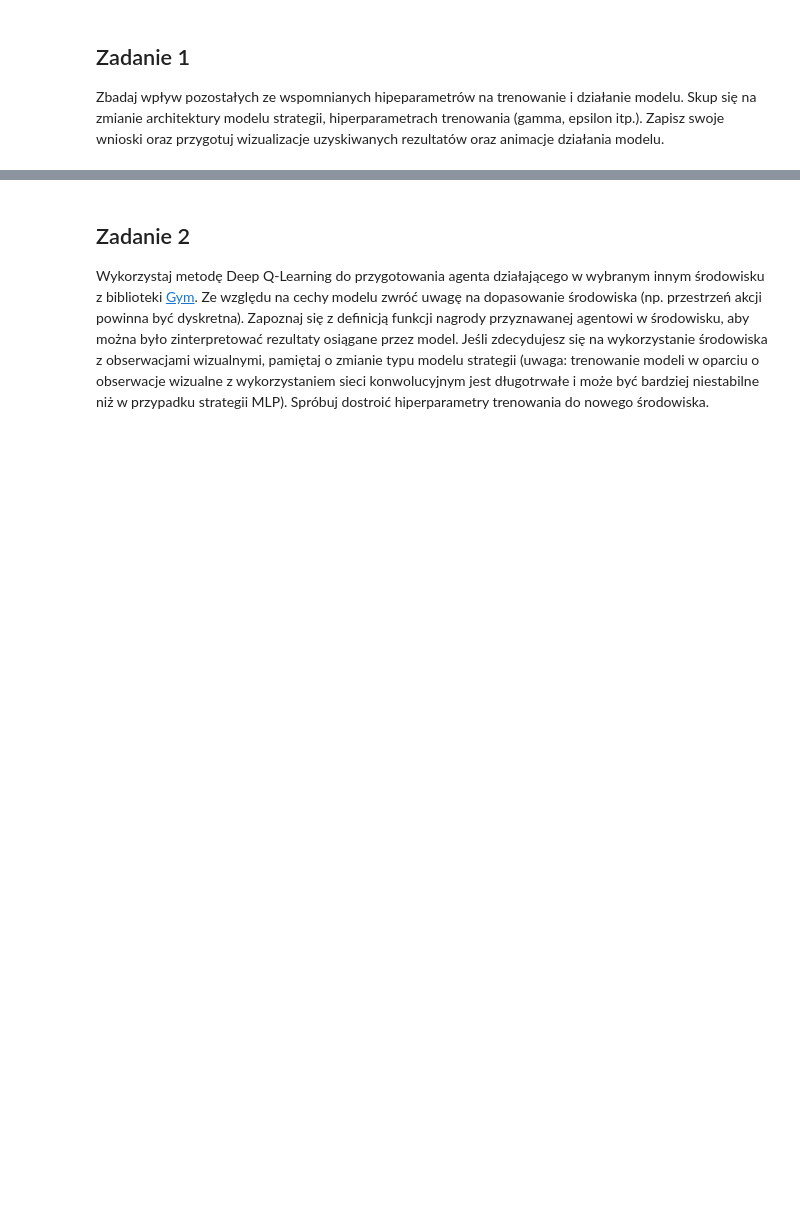
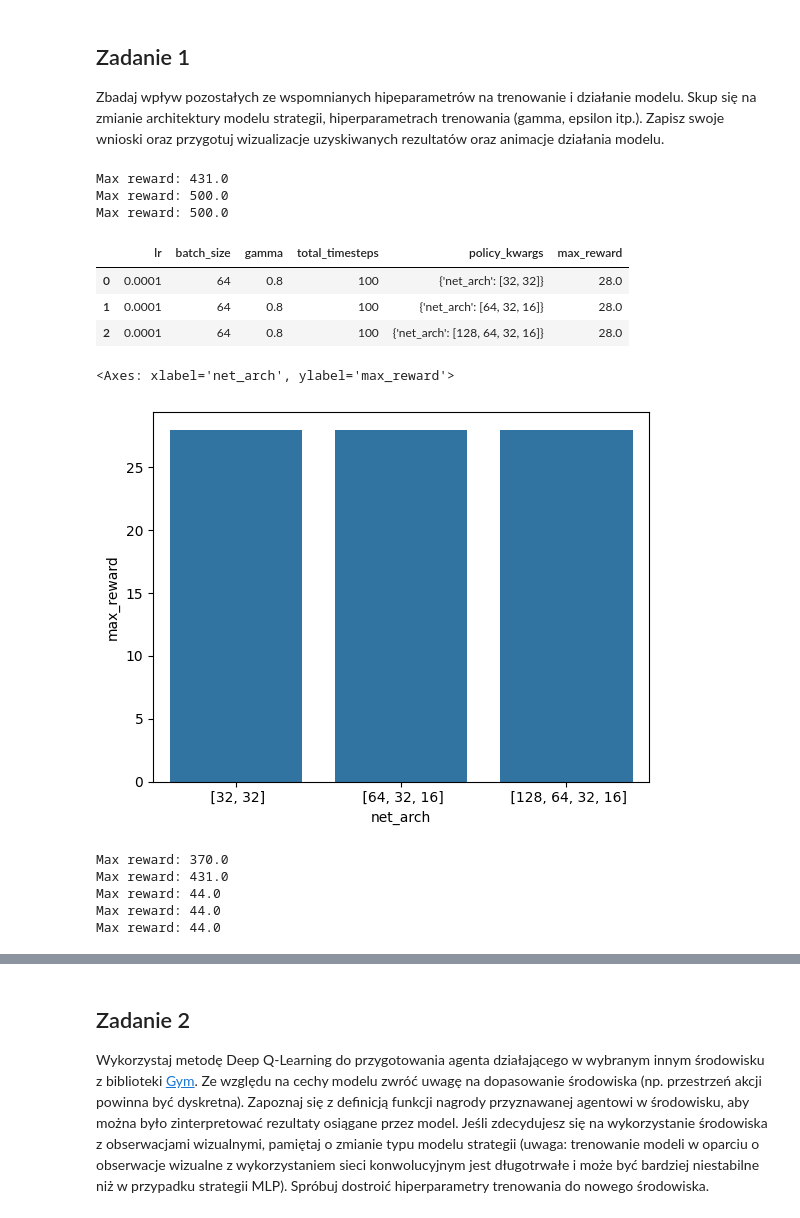
Before and after one commit to piotrdurniat/deep-neural-networks-lab, a Jupyter notebook: lab-13/lab13.ipynb, the cells around one changed output, grey strips where cells are left out. Cells and saved outputs as stored; diff of their text form; code cells hidden in the pictures; blank space fills up the shorter version.

```diff
--- a/lab-13/lab13.ipynb
+++ b/lab-13/lab13.ipynb
@@ -285,8 +385,12 @@ os.makedirs(log_dir, exist_ok=True)
 env = Monitor(env, filename=log_dir)
 
 dqn_exp = DQN(
-    MlpPolicy, env,
-    learning_rate=lr, batch_size=batch_size, gamma=gamma, seed=SEED,
+    MlpPolicy,
+    env,
+    learning_rate=lr,
+    batch_size=batch_size,
+    gamma=gamma,
+    seed=SEED,
     target_update_interval=batch_size,  # disable target network
     verbose=1,  # show information throughout training
 )
@@ -306,0 +529,63 @@ Zbadaj wpływ pozostałych ze wspomnianych hipeparametrów na trenowanie i dzia
+# %%
+policy_kwargses = [
+    dict(net_arch=[32, 32]),
+    dict(net_arch=[64, 32, 16]),
+    dict(net_arch=[128, 64, 32, 16]),
+]
+
+lrs = [1e-6, 1e-5, 1e-4, 1e-3, 1e-2]
+
+total_timesteps = 100000
+batch_size = 64
+lr = 1e-4
+gamma = 0.8
+# %%
+arch_results = [
+    test_params(
+        lr=1e-4,
+        batch_size=64,
+        gamma=0.8,
+        total_timesteps=50_000,
+        policy_kwargs=policy_kwargs,
+    )
+    for policy_kwargs in policy_kwargses
+]
+# %% [output]
+Max reward: 431.0
+Max reward: 500.0
+Max reward: 500.0
+# %%
+# display(arch_results)
+arch_res_df = pd.DataFrame(arch_results)
+display(arch_res_df)
+# %% [output]
+|  | lr | batch_size | gamma | total_timesteps | policy_kwargs | max_reward |
+| 0 | 0.0001 | 64 | 0.8 | 100 | {'net_arch': [32, 32]} | 28.0 |
+| 1 | 0.0001 | 64 | 0.8 | 100 | {'net_arch': [64, 32, 16]} | 28.0 |
+| 2 | 0.0001 | 64 | 0.8 | 100 | {'net_arch': [128, 64, 32, 16]} | 28.0 |
+# %%
+arch_res_df["net_arch"] = arch_res_df["policy_kwargs"].apply(
+    lambda x: x.replace("{'net_arch':", "").replace("}", "")
+)
+sns.barplot(data=arch_res_df, x="net_arch", y="max_reward")
+# %% [output]
+<Axes: xlabel='net_arch', ylabel='max_reward'>
+[figure, added]
+# %%
+gammas = [0.7, 0.8, 0.9, 0.95, 0.99]
+gamma_results = [
+    test_params(
+        lr=1e-4,
+        batch_size=64,
+        gamma=gamma,
+        total_timesteps=50_000,
+        policy_kwargs=dict(net_arch=[32, 32]),
+    )
+    for gamma in gammas
+]
+# %% [output]
+Max reward: 370.0
+Max reward: 431.0
+Max reward: 44.0
+Max reward: 44.0
+Max reward: 44.0
```
Also changed, not shown: parts of 12 cells of this notebook.
